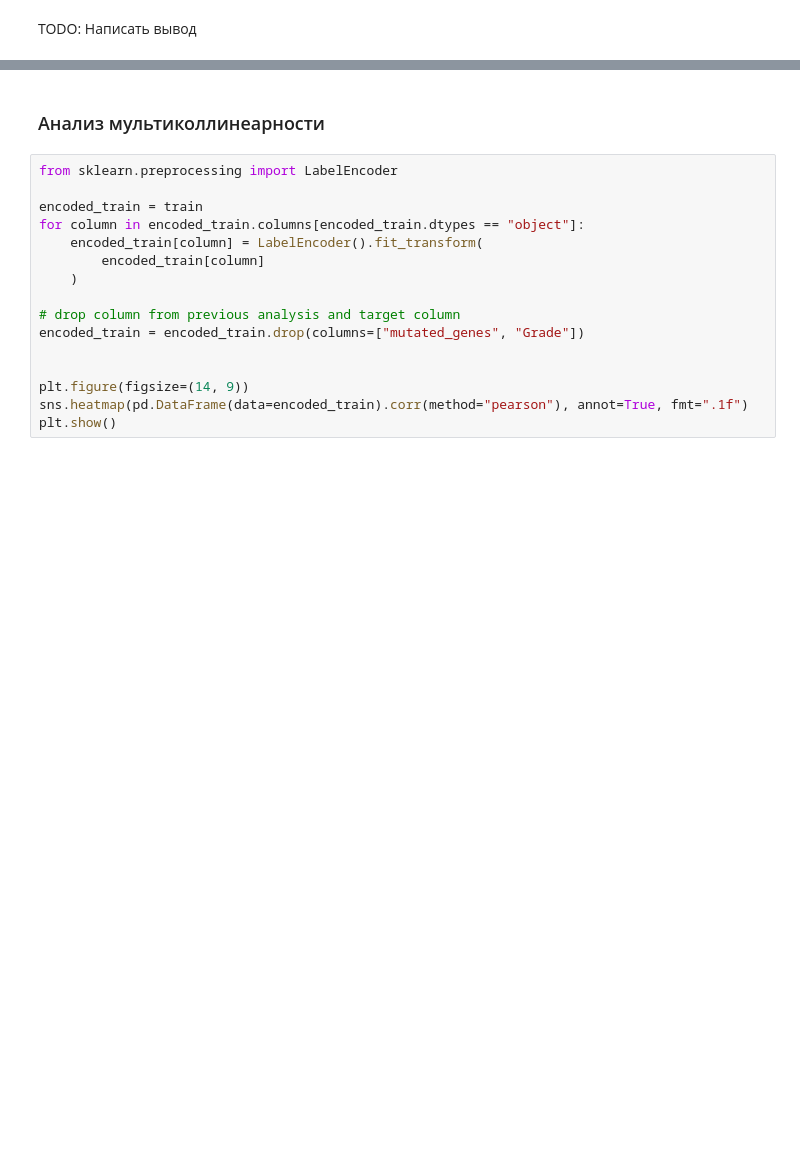
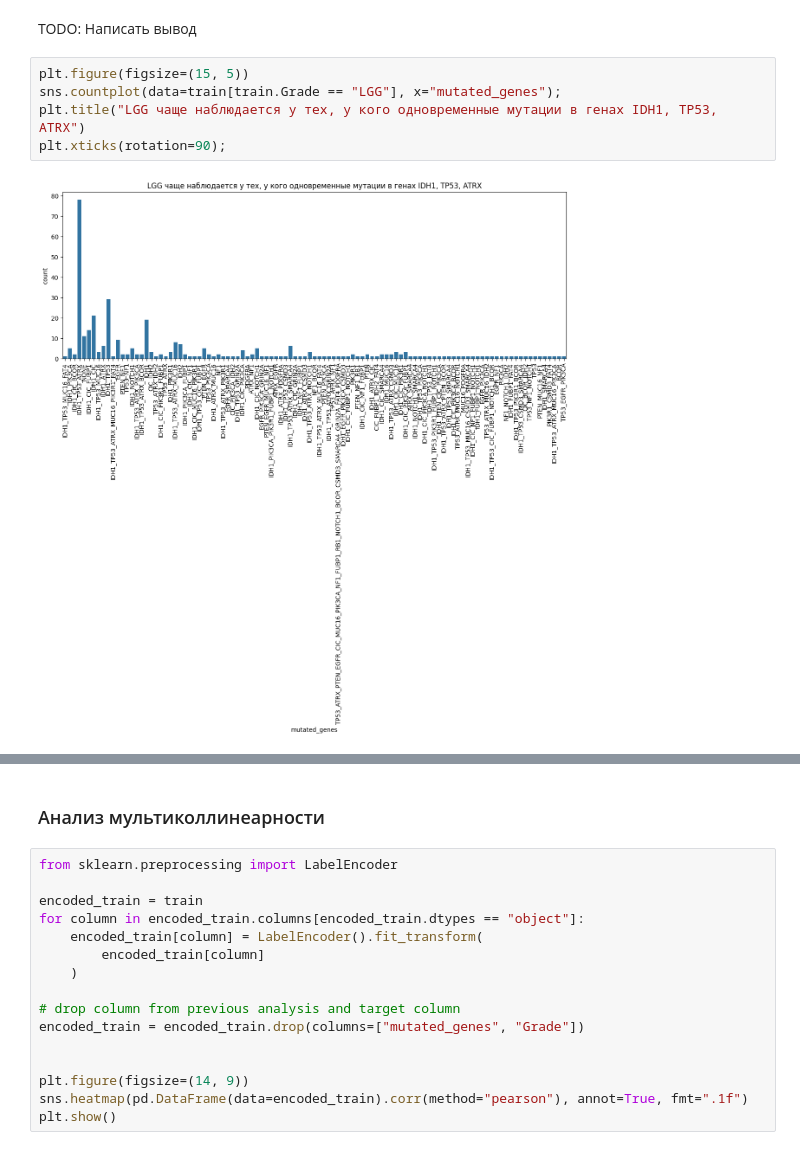
Before and after one commit to Red-Caesar/ML, a Jupyter notebook: Lab1/EDA.ipynb, the cells around one changed output, grey strips where cells are left out. Saved outputs shown, nothing was run; the diff lists cells and outputs as text; blank space fills up the shorter version.

```diff
--- a/Lab1/EDA.ipynb
+++ b/Lab1/EDA.ipynb
@@ -182,4 +204,11 @@ plt.xticks(rotation=90);
 # %% [markdown]
 TODO: Написать вывод
+# %%
+plt.figure(figsize=(15, 5))
+sns.countplot(data=train[train.Grade == "LGG"], x="mutated_genes");
+plt.title("LGG чаще наблюдается у тех, у кого одновременные мутации в генах IDH1, TP53, ATRX")
+plt.xticks(rotation=90);
+# %% [output]
+[figure, added]
 # %%
 plt.figure(figsize=(15, 5))
```
Also changed, not shown: parts of 19 cells of this notebook.
